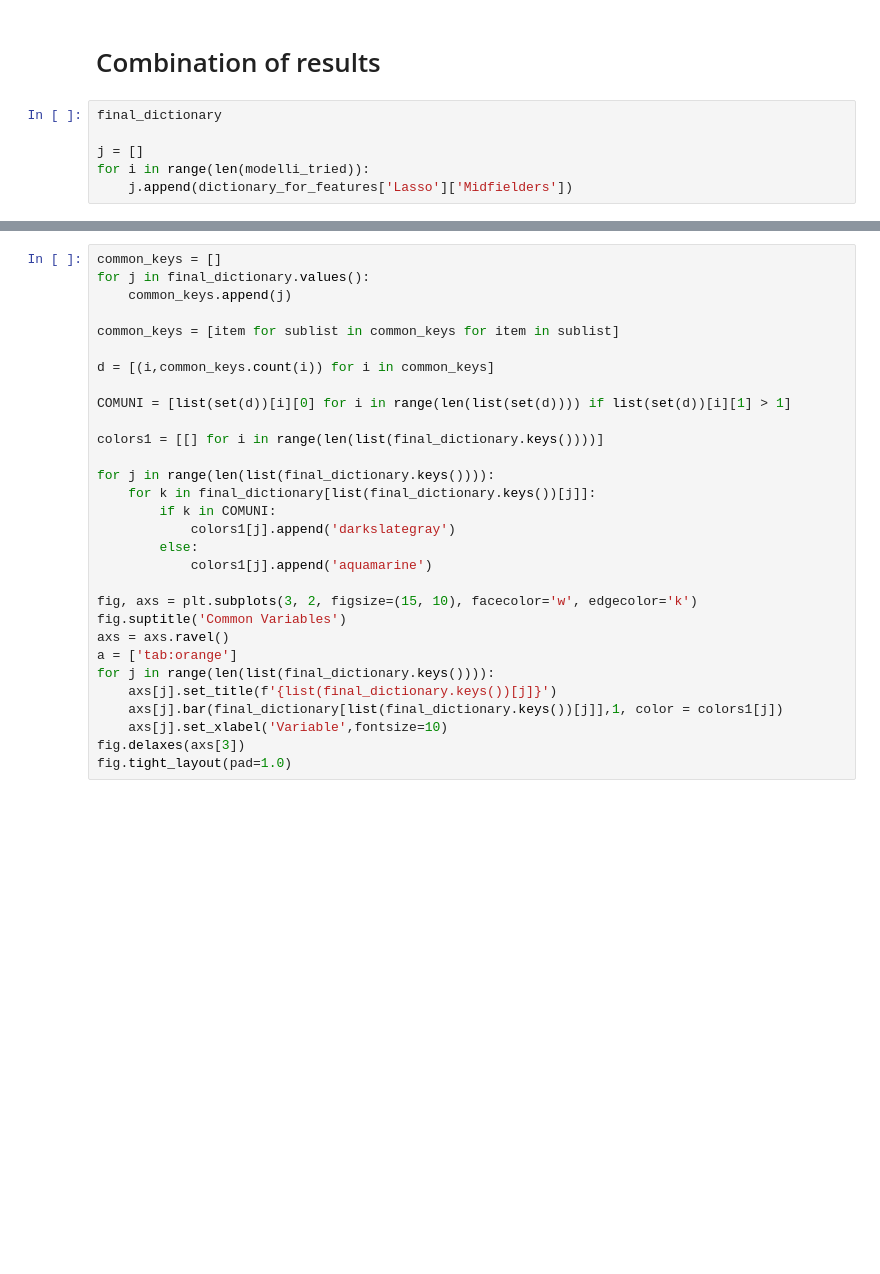
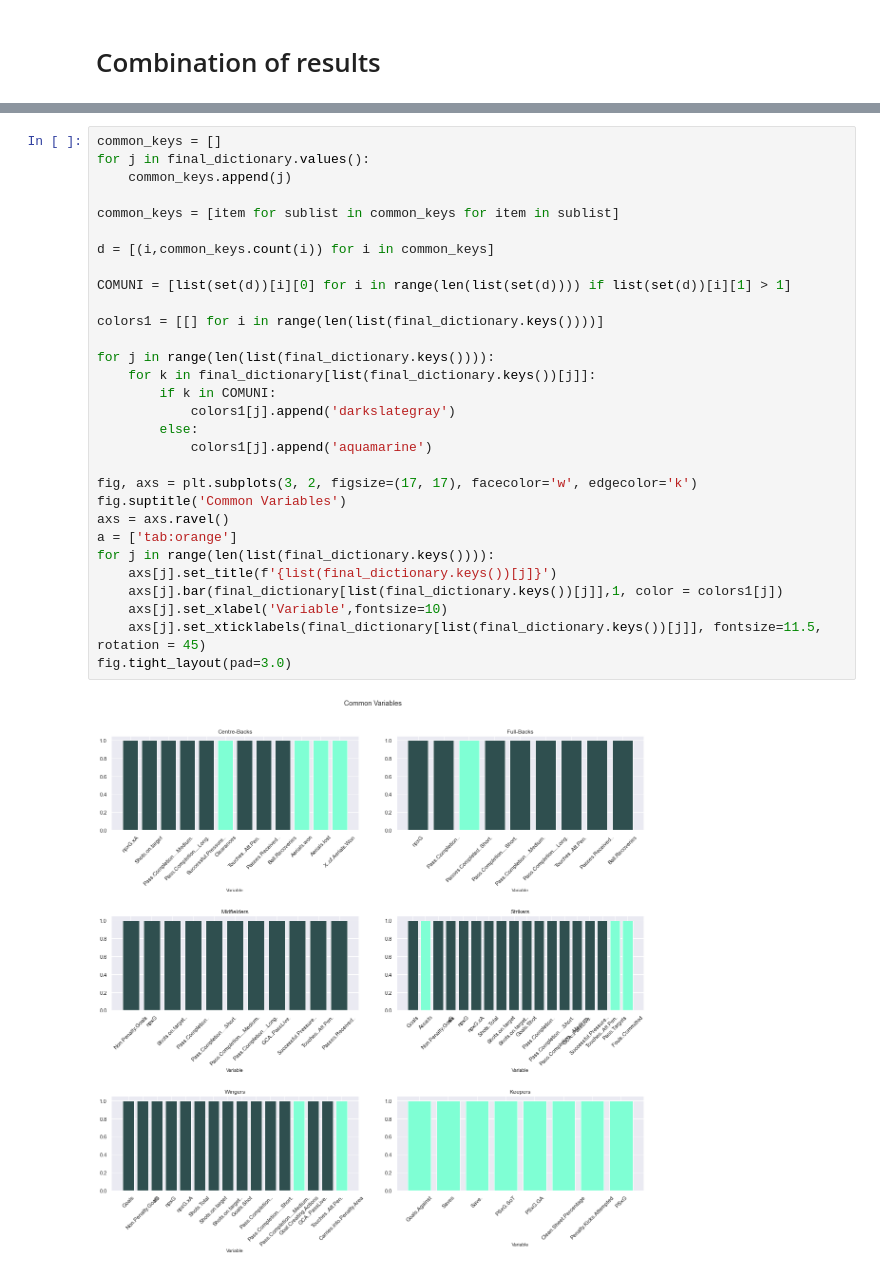
Before and after one commit to Alberto199810/Master-s-thesis-Moneyball-II, a Jupyter notebook: Machine Learning/Feature Learner.ipynb, the cells around one changed output, grey strips where cells are left out. Saved outputs shown, nothing was run; the diff lists cells and outputs as text; blank space fills up the shorter version.

```diff
--- a/Machine Learning/Feature Learner.ipynb
+++ b/Machine Learning/Feature Learner.ipynb
@@ -414,11 +460,5 @@ for i in range(len(all_data3)):
 # %% [markdown]
 # Combination of results
-# %%
-final_dictionary
-
-j = []
-for i in range(len(modelli_tried)):
-    j.append(dictionary_for_features['Lasso']['Midfielders'])
 # %%
 modelli_tried = list(dictionary_for_features.keys())
 roles = ['Centre-Backs', 'Full-Backs', 'Midfielders', 'Strikers', 'Wingers', 'Keepers']
@@ -439,30 +509,32 @@ final_dictionary
-# %%
-common_keys = []
-for j in final_dictionary.values():
-    common_keys.append(j)
-
-common_keys = [item for sublist in common_keys for item in sublist]
-
-d = [(i,common_keys.count(i)) for i in common_keys]
-
-COMUNI = [list(set(d))[i][0] for i in range(len(list(set(d)))) if list(set(d))[i][1] > 1]
-
-colors1 = [[] for i in range(len(list(final_dictionary.keys())))]
-
-for j in range(len(list(final_dictionary.keys()))):
-    for k in final_dictionary[list(final_dictionary.keys())[j]]:
-        if k in COMUNI:
-            colors1[j].append('darkslategray')
-        else:
-            colors1[j].append('aquamarine')
-
-fig, axs = plt.subplots(3, 2, figsize=(15, 10), facecolor='w', edgecolor='k')
-fig.suptitle('Common Variables')
-axs = axs.ravel()
-a = ['tab:orange']
-for j in range(len(list(final_dictionary.keys()))):
-    axs[j].set_title(f'{list(final_dictionary.keys())[j]}')
-    axs[j].bar(final_dictionary[list(final_dictionary.keys())[j]],1, color = colors1[j])
-    axs[j].set_xlabel('Variable',fontsize=10)
-fig.delaxes(axs[3])
-fig.tight_layout(pad=1.0)
+# %%
+common_keys = []
+for j in final_dictionary.values():
+    common_keys.append(j)
+
+common_keys = [item for sublist in common_keys for item in sublist]
+
+d = [(i,common_keys.count(i)) for i in common_keys]
+
+COMUNI = [list(set(d))[i][0] for i in range(len(list(set(d)))) if list(set(d))[i][1] > 1]
+
+colors1 = [[] for i in range(len(list(final_dictionary.keys())))]
+
+for j in range(len(list(final_dictionary.keys()))):
+    for k in final_dictionary[list(final_dictionary.keys())[j]]:
+        if k in COMUNI:
+            colors1[j].append('darkslategray')
+        else:
+            colors1[j].append('aquamarine')
+
+fig, axs = plt.subplots(3, 2, figsize=(17, 17), facecolor='w', edgecolor='k')
+fig.suptitle('Common Variables')
+axs = axs.ravel()
+a = ['tab:orange']
+for j in range(len(list(final_dictionary.keys()))):
+    axs[j].set_title(f'{list(final_dictionary.keys())[j]}')
+    axs[j].bar(final_dictionary[list(final_dictionary.keys())[j]],1, color = colors1[j])
+    axs[j].set_xlabel('Variable',fontsize=10)
+    axs[j].set_xticklabels(final_dictionary[list(final_dictionary.keys())[j]], fontsize=11.5, rotation = 45)
+fig.tight_layout(pad=3.0)
+# %% [output]
+[figure, added]
```
Also changed, not shown: parts of 17 cells of this notebook.
